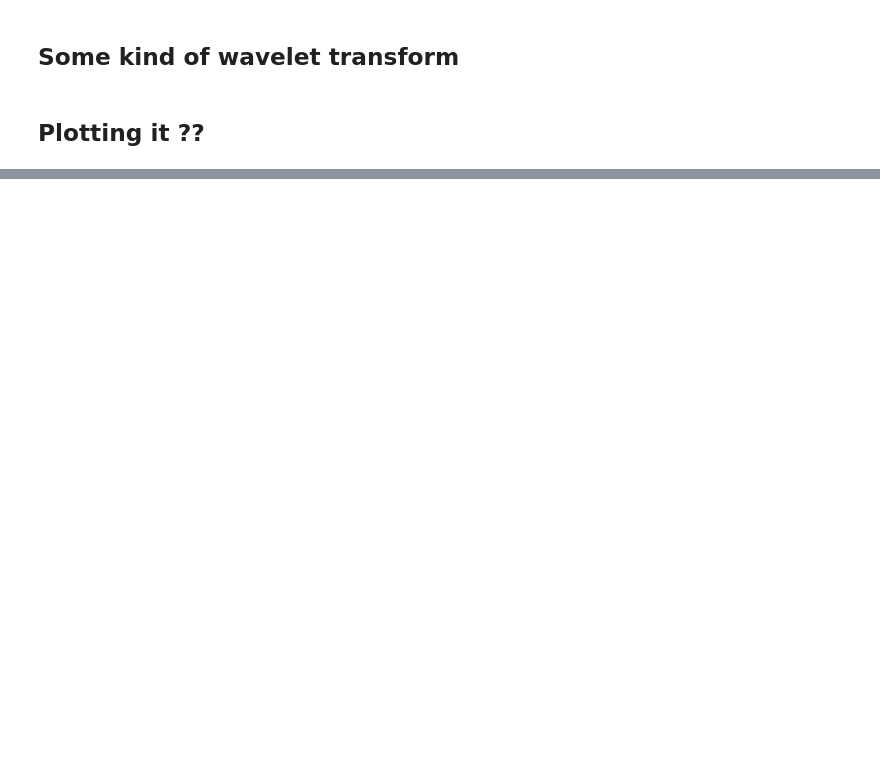
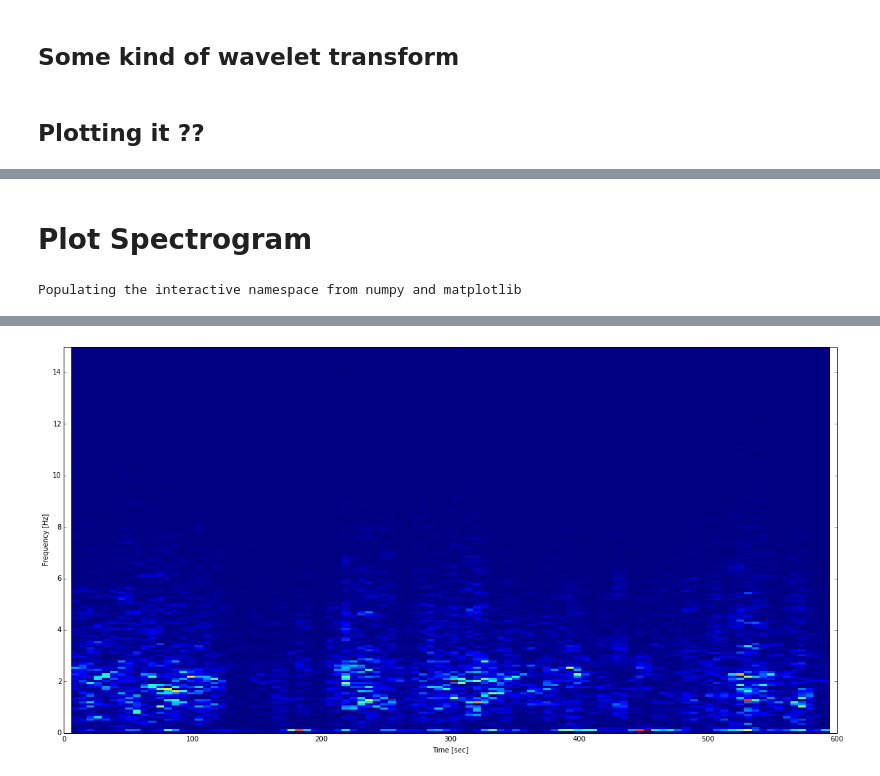
Before and after one commit to cowlicks/kaggle-seizure-prediction, a Jupyter notebook: notebooks/data-analysis.ipynb, the cells around one changed output, grey strips where cells are left out. Cells and saved outputs as stored; diff of their text form; code cells hidden in the pictures; blank space fills up the shorter version.

Commit message:
Add spectrogram to notebook

```diff
--- a/notebooks/data-analysis.ipynb
+++ b/notebooks/data-analysis.ipynb
@@ -61,3 +61,32 @@ p.image(image=[small], x=[0], y=[0], dw=[small.shape[0]], dh=[small.shape[1]], p
 show(p)
 # %% [output]
 [interactive output not drawn]
+# %% [markdown]
+# Plot Spectrogram
+# %%
+from bokeh.models import ColumnDataSource
+from pylab import rcParams
+from scipy import signal
+
+%pylab inline
+
+# Make plots bigger
+rcParams['figure.figsize'] = 20, 10
+
+def plot_spectro(ff, t, Sxx):
+    plt.pcolormesh(t, ff, Sxx)
+    plt.ylim([0, 15])  # Zoom in, the freq are pretty low..
+    plt.ylabel('Frequency [Hz]')
+    plt.xlabel('Time [sec]')
+    plt.show()
+
+channel = 3  #change this values from 1-16
+s = data[channel]
+fs = 400
+nperseg = fs * 12
+noverlap = nperseg // 2
+
+ff, t, Sxx = signal.spectrogram(s, fs=fs, nperseg=nperseg, noverlap=noverlap)
+plot_spectro(ff, t, Sxx)
+# %% [output]
+Populating the interactive namespace from numpy and matplotlib
@@ -63,0 +95 @@ show(p)
+[figure, added]
```
Also changed, not shown: parts of 2 cells of this notebook.
